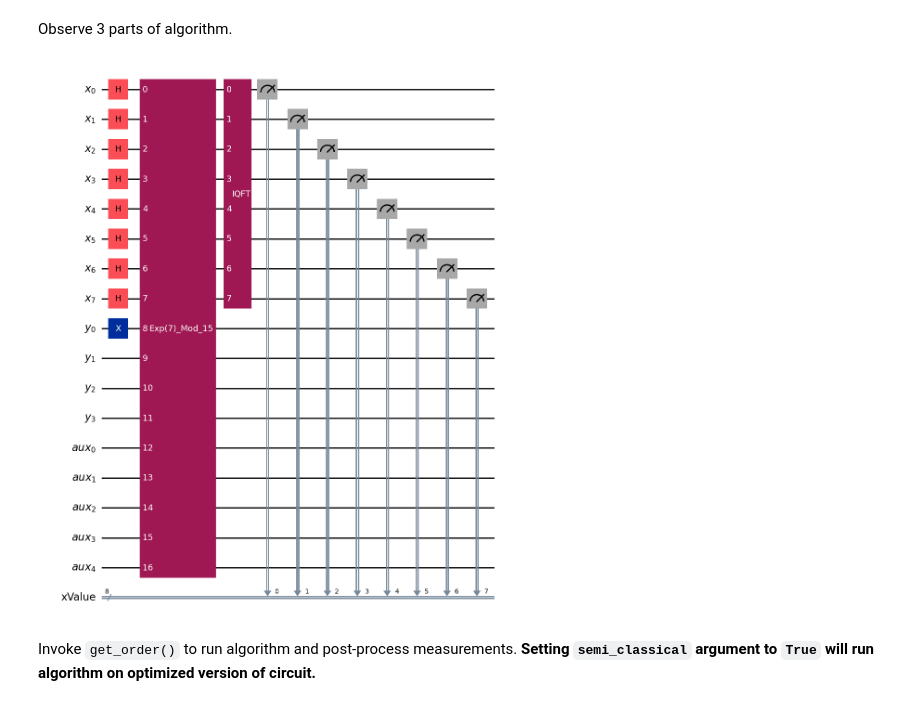
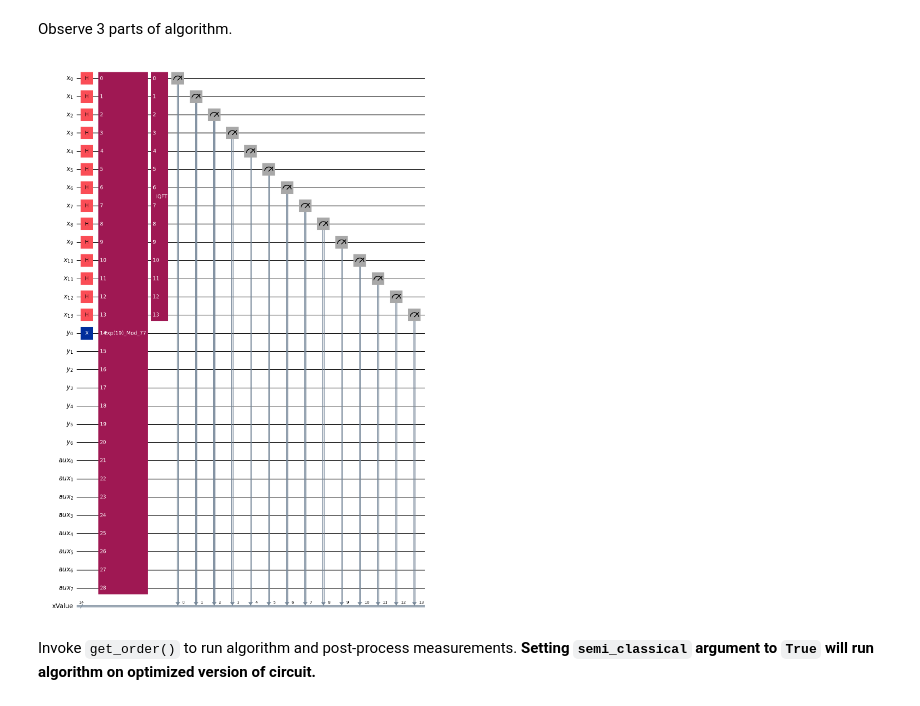
Before and after one commit to Wlitkopa/engineer-thesis, a Jupyter notebook: zadanie.ipynb, the cells around one changed output. Cells and saved outputs as stored; diff of their text form; code cells hidden in the pictures.

```diff
--- a/zadanie.ipynb
+++ b/zadanie.ipynb
@@ -222,12 +222,12 @@ shor = Shor(shots=64)
 # %% [markdown]
 Observe 3 parts of algorithm.
 # %%
-N=15
-a=7
+N=77
+a=19
 circuit = shor.construct_circuit(a, N, semi_classical=False, measurement=True)
 circuit.draw(output='mpl', fold=-1)
 # %% [output]
-[figure, old version]
+[figure, new version]
 # %% [markdown]
 Invoke `get_order()` to run algorithm and post-process measurements.
 <b>Setting `semi_classical` argument to `True` will run algorithm on optimized version of circuit.</b>
```
Also changed, not shown: parts of 1 cell of this notebook, 2 other files.
